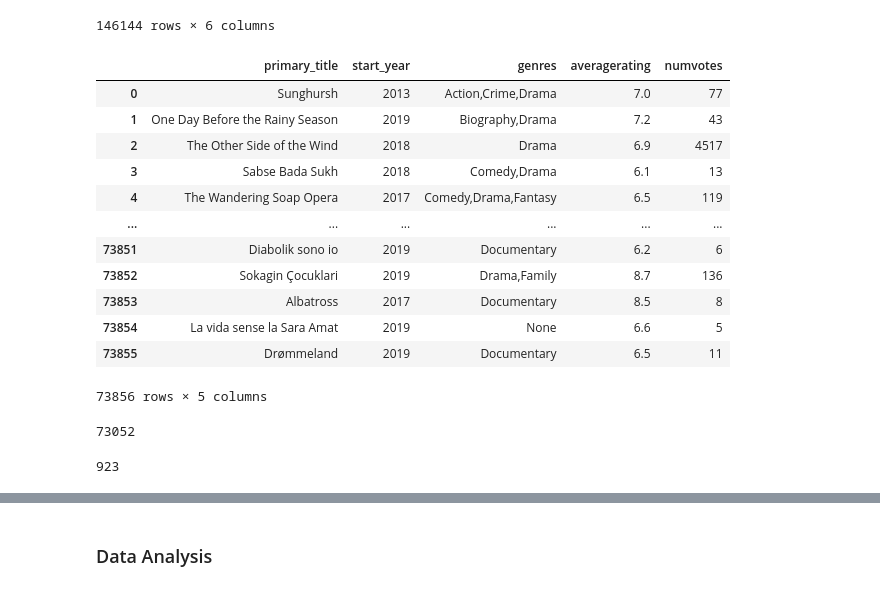
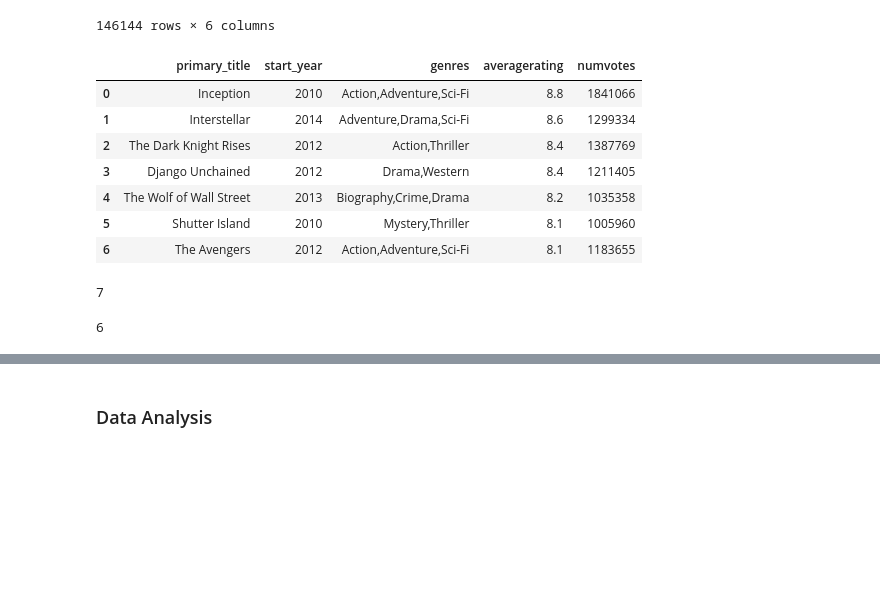
Before and after one commit to NashonOkumu/movie-analysis, a Jupyter notebook: student.ipynb, the cells around one changed output, grey strips where cells are left out. Drawn from its saved outputs; the diff is of its cells as text; code cells hidden in the pictures; blank space fills up the shorter version.

```diff
--- a/student.ipynb
+++ b/student.ipynb
@@ -182,40 +183,36 @@ pd.read_sql(q2, imdb)
 # %%
 #join movie_basics and movie-ratings table
 q3 = pd.read_sql("""SELECT primary_title, start_year, genres, averagerating, numvotes
 FROM movie_basics
 JOIN movie_ratings
-ON movie_basics.movie_id = movie_ratings.movie_id;""", imdb)
+ON movie_basics.movie_id = movie_ratings.movie_id
+WHERE numvotes > 1000000 AND averagerating >= 7.0
+ORDER BY averagerating DESC
+LIMIT 50;""", imdb)
 
 # q3 = pd.read_sql("""SELECT primary_title, start_year, genres, averagerating, numvotes
 # FROM movie_basics
 # JOIN movie_ratings
 #     USING(movie_id);""", imdb)
 # q3
 
-# WHERE numvotes > 1000000 AND averagerating >= 7.0
-# ORDER BY averagerating DESC
-# LIMIT 50;
-# ;
+
+
 q3
 # %% [output]
 |  | primary_title | start_year | genres | averagerating | numvotes |
-| 0 | Sunghursh | 2013 | Action,Crime,Drama | 7.0 | 77 |
-| 1 | One Day Before the Rainy Season | 2019 | Biography,Drama | 7.2 | 43 |
-| 2 | The Other Side of the Wind | 2018 | Drama | 6.9 | 4517 |
-| 3 | Sabse Bada Sukh | 2018 | Comedy,Drama | 6.1 | 13 |
-| 4 | The Wandering Soap Opera | 2017 | Comedy,Drama,Fantasy | 6.5 | 119 |
-| ... | ... | ... | ... | ... | ... |
-| 73851 | Diabolik sono io | 2019 | Documentary | 6.2 | 6 |
-| 73852 | Sokagin Çocuklari | 2019 | Drama,Family | 8.7 | 136 |
-| 73853 | Albatross | 2017 | Documentary | 8.5 | 8 |
-| 73854 | La vida sense la Sara Amat | 2019 | None | 6.6 | 5 |
-| 73855 | Drømmeland | 2019 | Documentary | 6.5 | 11 |
+| 0 | Inception | 2010 | Action,Adventure,Sci-Fi | 8.8 | 1841066 |
+| 1 | Interstellar | 2014 | Adventure,Drama,Sci-Fi | 8.6 | 1299334 |
+| 2 | The Dark Knight Rises | 2012 | Action,Thriller | 8.4 | 1387769 |
+| 3 | Django Unchained | 2012 | Drama,Western | 8.4 | 1211405 |
+| 4 | The Wolf of Wall Street | 2013 | Biography,Crime,Drama | 8.2 | 1035358 |
+| 5 | Shutter Island | 2010 | Mystery,Thriller | 8.1 | 1005960 |
+| 6 | The Avengers | 2012 | Action,Adventure,Sci-Fi | 8.1 | 1183655 |
-73856 rows × 5 columns
 # %%
 q3['genres'].count()
 # %% [output]
-73052
+7
 # %%
 q3['genres'].nunique()
 # %% [output]
-923
+6
```
Also changed, not shown: parts of 34 cells of this notebook.
